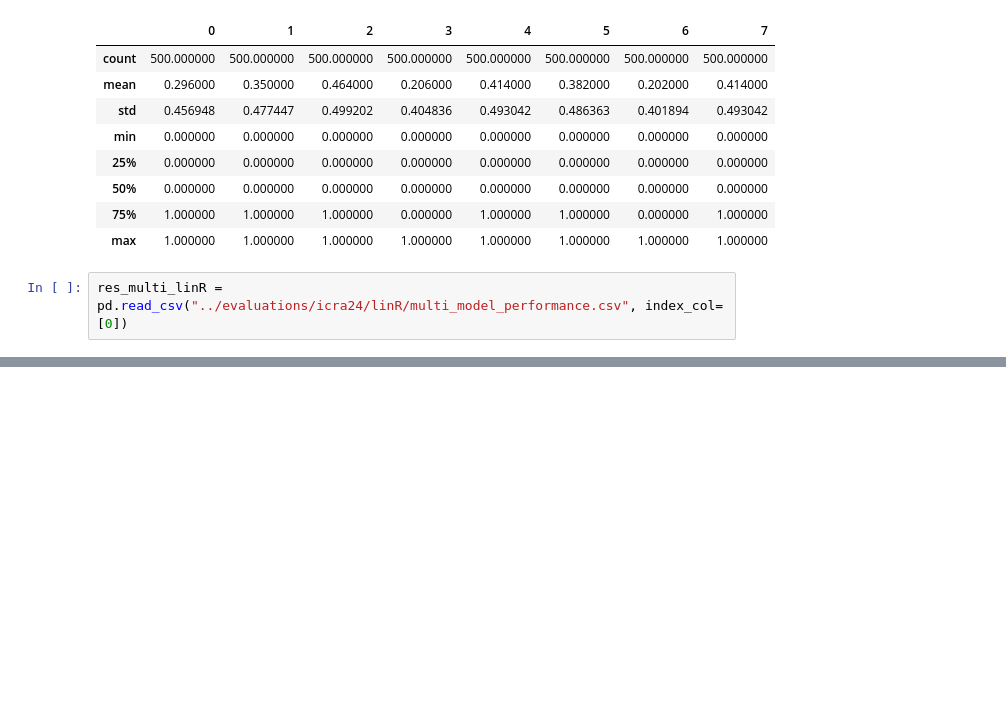
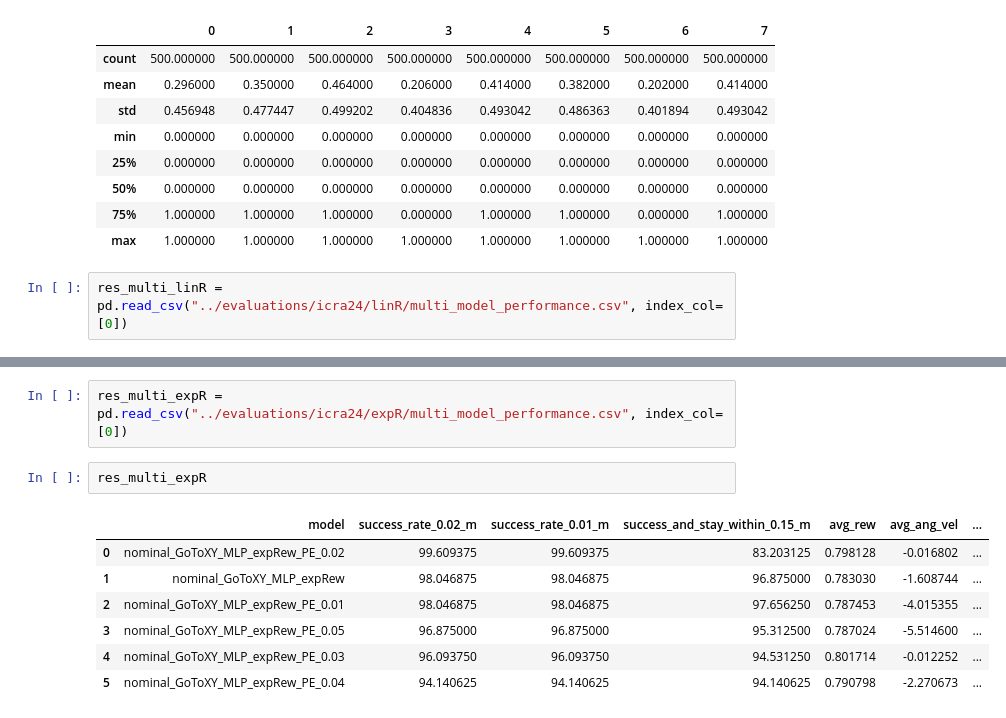
Before and after one commit to elharirymatteo/RANS, a Jupyter notebook: omniisaacgymenvs/utils/test_plots.ipynb, the cells around one changed output, grey strips where cells are left out. Cells and saved outputs as stored; diff of their text form; blank space fills up the shorter version.

```diff
--- a/omniisaacgymenvs/utils/test_plots.ipynb
+++ b/omniisaacgymenvs/utils/test_plots.ipynb
@@ -110,0 +111,12 @@ res_multi_linR
+# %%
+res_multi_expR = pd.read_csv("../evaluations/icra24/expR/multi_model_performance.csv", index_col=[0])
+# %%
+res_multi_expR
+# %% [output]
+|  | model | success_rate_0.02_m | success_rate_0.01_m | success_and_stay_within_0.15_m | avg_rew | avg_ang_vel | ... |
+| 0 | nominal_GoToXY_MLP_expRew_PE_0.02 | 99.609375 | 99.609375 | 83.203125 | 0.798128 | -0.016802 | ... |
+| 1 | nominal_GoToXY_MLP_expRew | 98.046875 | 98.046875 | 96.875000 | 0.783030 | -1.608744 | ... |
+| 2 | nominal_GoToXY_MLP_expRew_PE_0.01 | 98.046875 | 98.046875 | 97.656250 | 0.787453 | -4.015355 | ... |
+| 3 | nominal_GoToXY_MLP_expRew_PE_0.05 | 96.875000 | 96.875000 | 95.312500 | 0.787024 | -5.514600 | ... |
+| 4 | nominal_GoToXY_MLP_expRew_PE_0.03 | 96.093750 | 96.093750 | 94.531250 | 0.801714 | -0.012252 | ... |
+| 5 | nominal_GoToXY_MLP_expRew_PE_0.04 | 94.140625 | 94.140625 | 94.140625 | 0.790798 | -2.270673 | ... |
```
Also changed, not shown: parts of 3 cells of this notebook, 2 other files.
